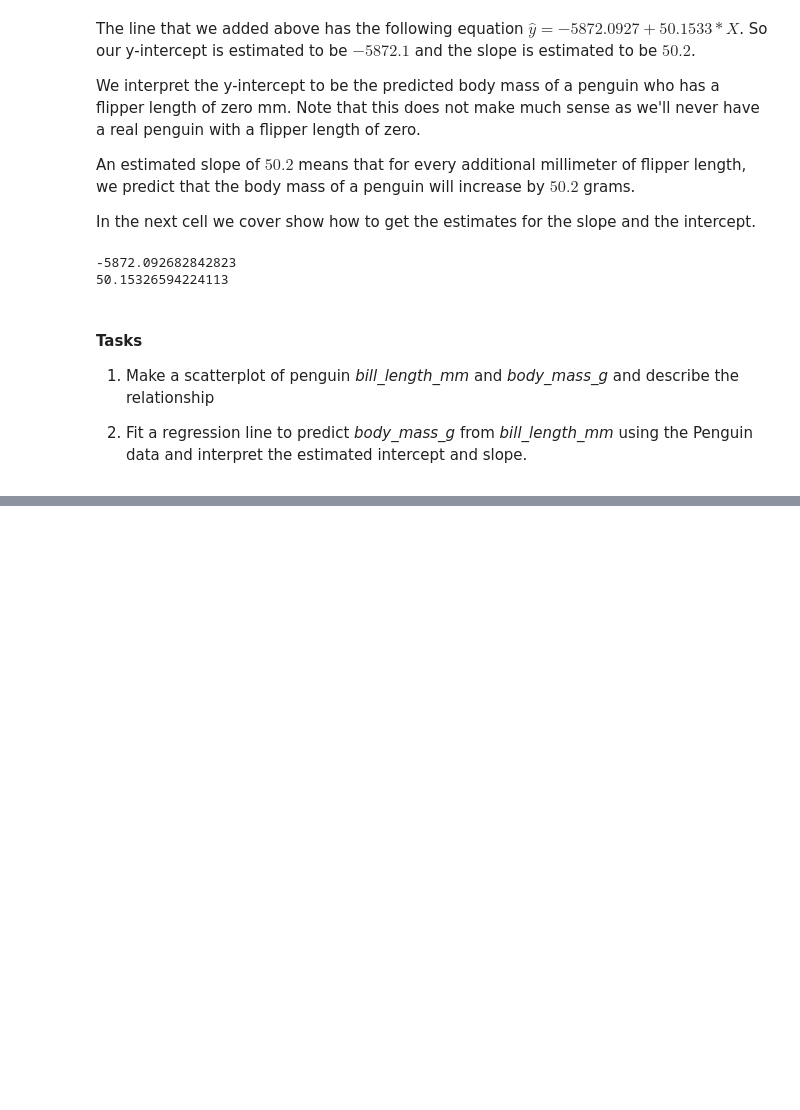
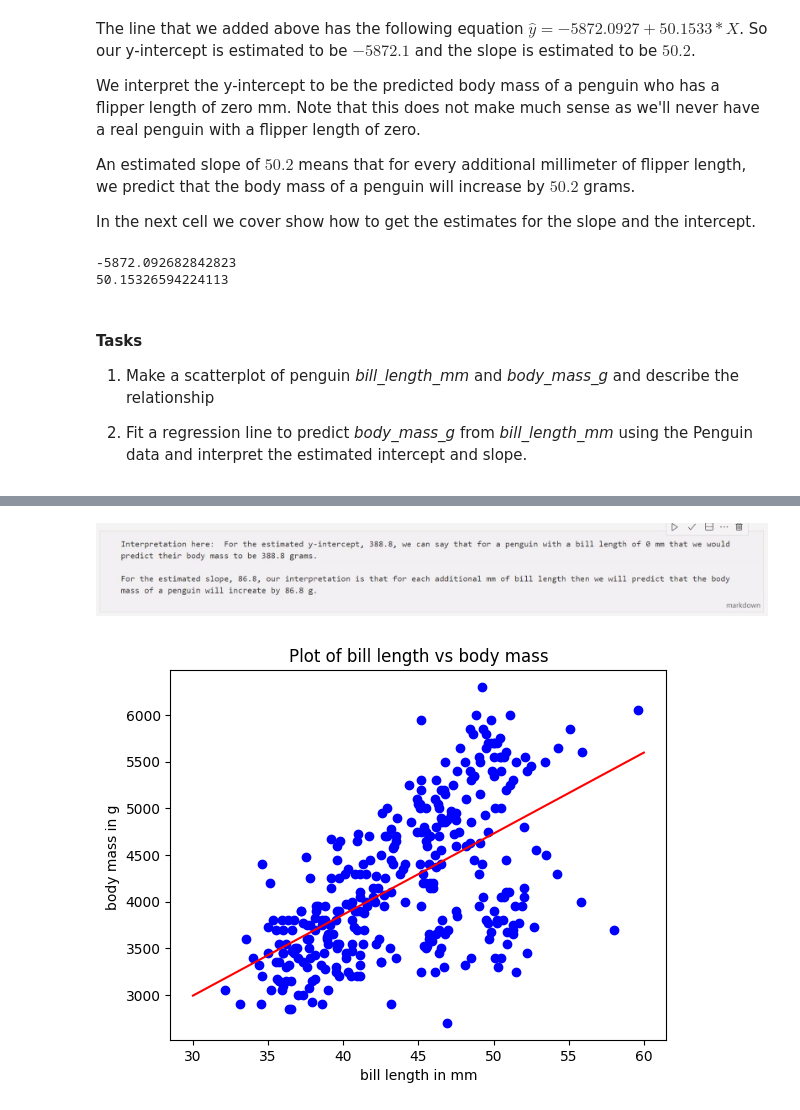
Before and after one commit to schuckers/DTSC2301, a Jupyter notebook: Code/Quant_vs_Quant_Investigation.ipynb, the cells around one changed output, grey strips where cells are left out. Saved outputs shown, nothing was run; the diff lists cells and outputs as text; code cells hidden in the pictures; blank space fills up the shorter version.

```diff
--- a/Code/Quant_vs_Quant_Investigation.ipynb
+++ b/Code/Quant_vs_Quant_Investigation.ipynb
@@ -184,0 +231,22 @@ print(beta_1)
+# %% [markdown]
+![image.png](attachment:image.png)
+# %%
+plt.scatter( penguins['bill_length_mm'],penguins['body_mass_g'], color="blue")
+
+# Add labels and title
+plt.xlabel('bill length in mm')
+plt.ylabel('body mass in g ')
+plt.title('Plot of bill length vs body mass')
+
+#create an array of value from 100 to 300
+xseq = np.linspace(30, 60, num=5)
+
+# Add regression line to plot
+plt.plot(xseq, 388.8452 + 86.7918*xseq , color='red')
+
+# Set the x-axis and the y-axis limits
+
+# Show plot
+plt.show()
+# %% [output]
+[figure, added]
```
Also changed, not shown: parts of 3 cells of this notebook, 7 other files.
